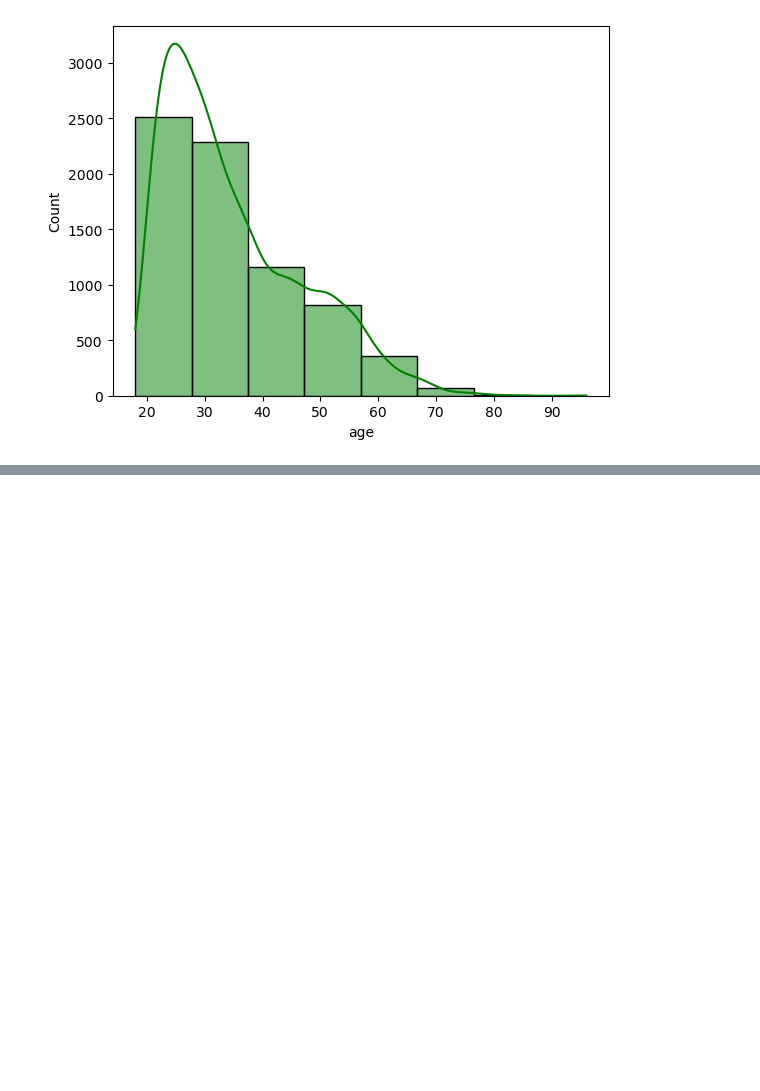
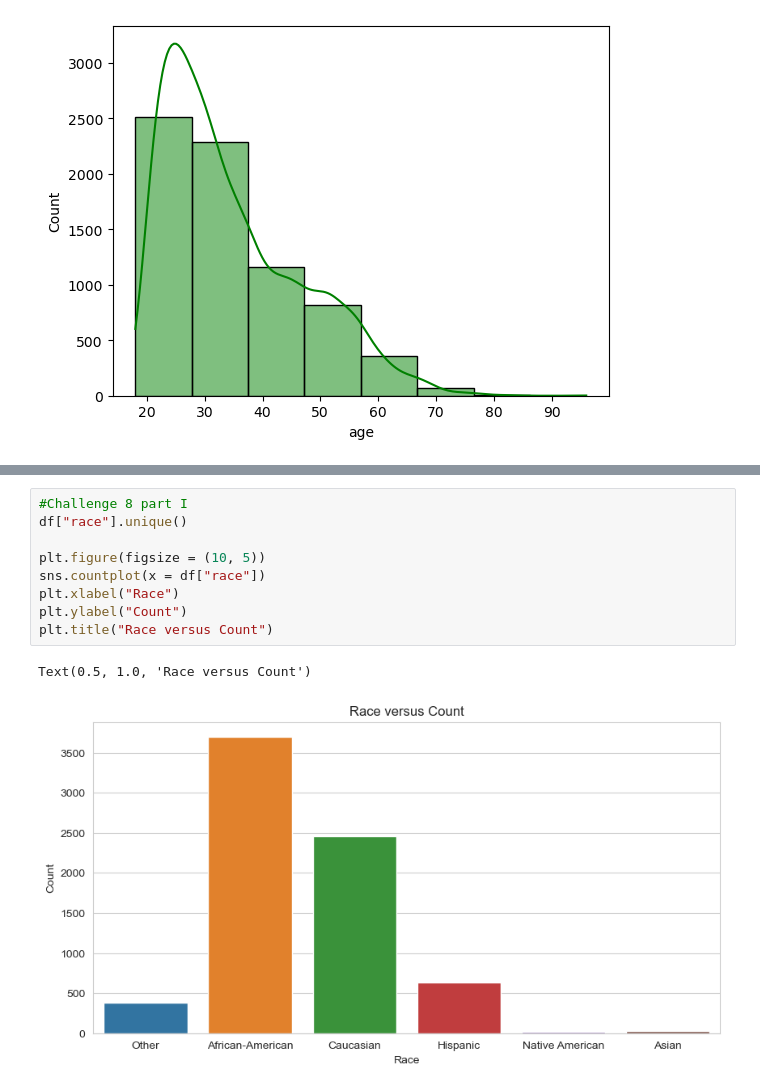
Before and after one commit to ameenfh/DataScience1, a Jupyter notebook: CodeTemplates/SeabornFundamentals.ipynb, the cells around one changed output, grey strips where cells are left out. Drawn from its saved outputs; the diff is of its cells as text; blank space fills up the shorter version.

```diff
--- a/CodeTemplates/SeabornFundamentals.ipynb
+++ b/CodeTemplates/SeabornFundamentals.ipynb
@@ -80,0 +102,12 @@ sns.histplot(x = df["age"], kde = True, color = "green", bins = 8)
+# %%
+#Challenge 8 part I
+df["race"].unique()
+
+plt.figure(figsize = (10, 5))
+sns.countplot(x = df["race"])
+plt.xlabel("Race")
+plt.ylabel("Count")
+plt.title("Race versus Count")
+# %% [output]
+Text(0.5, 1.0, 'Race versus Count')
+[figure, added]
```
Also changed, not shown: parts of 2 cells of this notebook.
